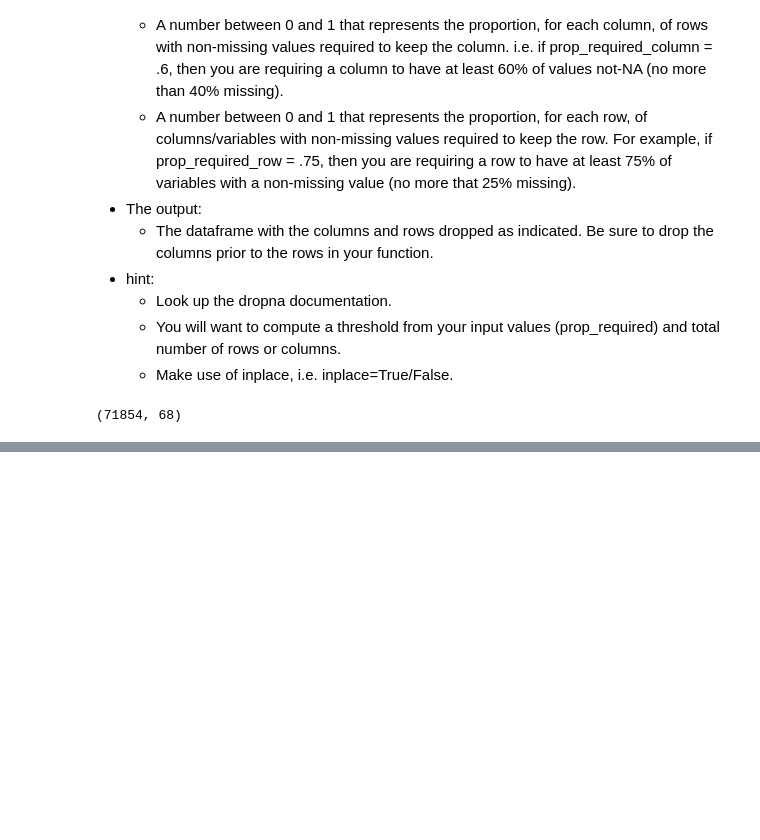
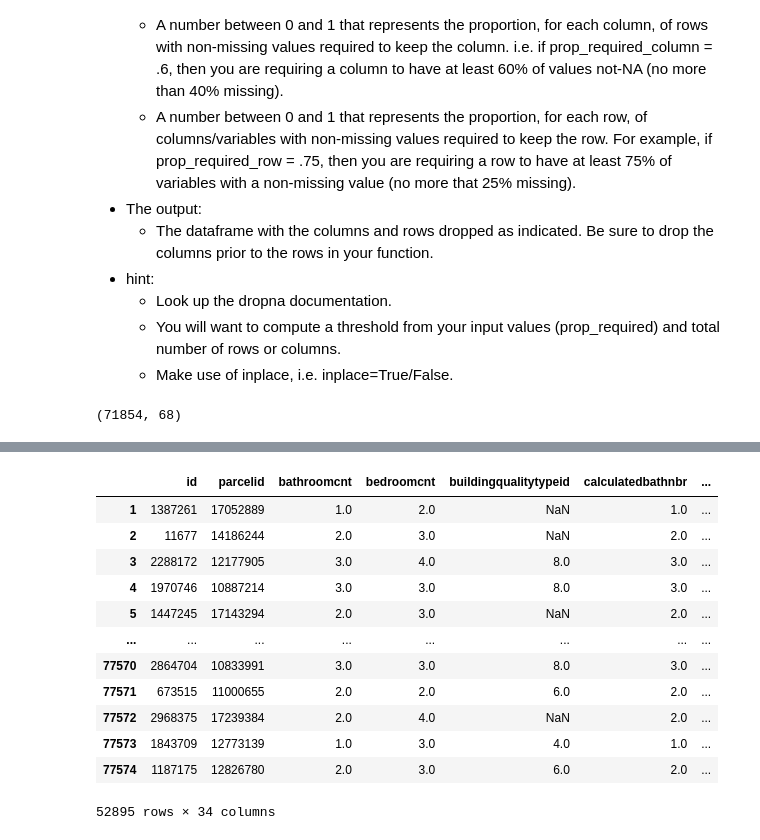
Before and after one commit to parkervoit/clustering-exercises, a Jupyter notebook: zillow_wrangle.ipynb, the cells around one changed output, grey strips where cells are left out. Saved outputs shown, nothing was run; the diff lists cells and outputs as text; code cells hidden in the pictures; blank space fills up the shorter version.

```diff
--- a/zillow_wrangle.ipynb
+++ b/zillow_wrangle.ipynb
@@ -290,0 +307,36 @@ drop_val(zillow_df)
+# %%
+def remove_outliers(df, k, col_list):
+    ''' remove outliers from a list of columns in a dataframe
+        and return that dataframe
+    '''
+
+    for col in col_list:
+
+        q1, q3 = df[f'{col}'].quantile([.25, .75])  # get quartiles
+
+        iqr = q3 - q1   # calculate interquartile range
+
+        upper_bound = q3 + k * iqr   # get upper bound
+        lower_bound = q1 - k * iqr   # get lower bound
+
+        # return dataframe without outliers
+
+        df = df[(df[f'{col}'] > lower_bound) & (df[f'{col}'] < upper_bound)]
+
+    return df
+# %%
+remove_outliers(zillow_df, 1.5, ['bedroomcnt','bathroomcnt','calculatedfinishedsquarefeet'])
+# %% [output]
+|  | id | parcelid | bathroomcnt | bedroomcnt | buildingqualitytypeid | calculatedbathnbr | ... |
+| 1 | 1387261 | 17052889 | 1.0 | 2.0 | NaN | 1.0 | ... |
+| 2 | 11677 | 14186244 | 2.0 | 3.0 | NaN | 2.0 | ... |
+| 3 | 2288172 | 12177905 | 3.0 | 4.0 | 8.0 | 3.0 | ... |
+| 4 | 1970746 | 10887214 | 3.0 | 3.0 | 8.0 | 3.0 | ... |
+| 5 | 1447245 | 17143294 | 2.0 | 3.0 | NaN | 2.0 | ... |
+| ... | ... | ... | ... | ... | ... | ... | ... |
+| 77570 | 2864704 | 10833991 | 3.0 | 3.0 | 8.0 | 3.0 | ... |
+| 77571 | 673515 | 11000655 | 2.0 | 2.0 | 6.0 | 2.0 | ... |
+| 77572 | 2968375 | 17239384 | 2.0 | 4.0 | NaN | 2.0 | ... |
+| 77573 | 1843709 | 12773139 | 1.0 | 3.0 | 4.0 | 1.0 | ... |
+| 77574 | 1187175 | 12826780 | 2.0 | 3.0 | 6.0 | 2.0 | ... |
+52895 rows × 34 columns
```
Also changed, not shown: parts of 12 cells of this notebook, 2 other files.
